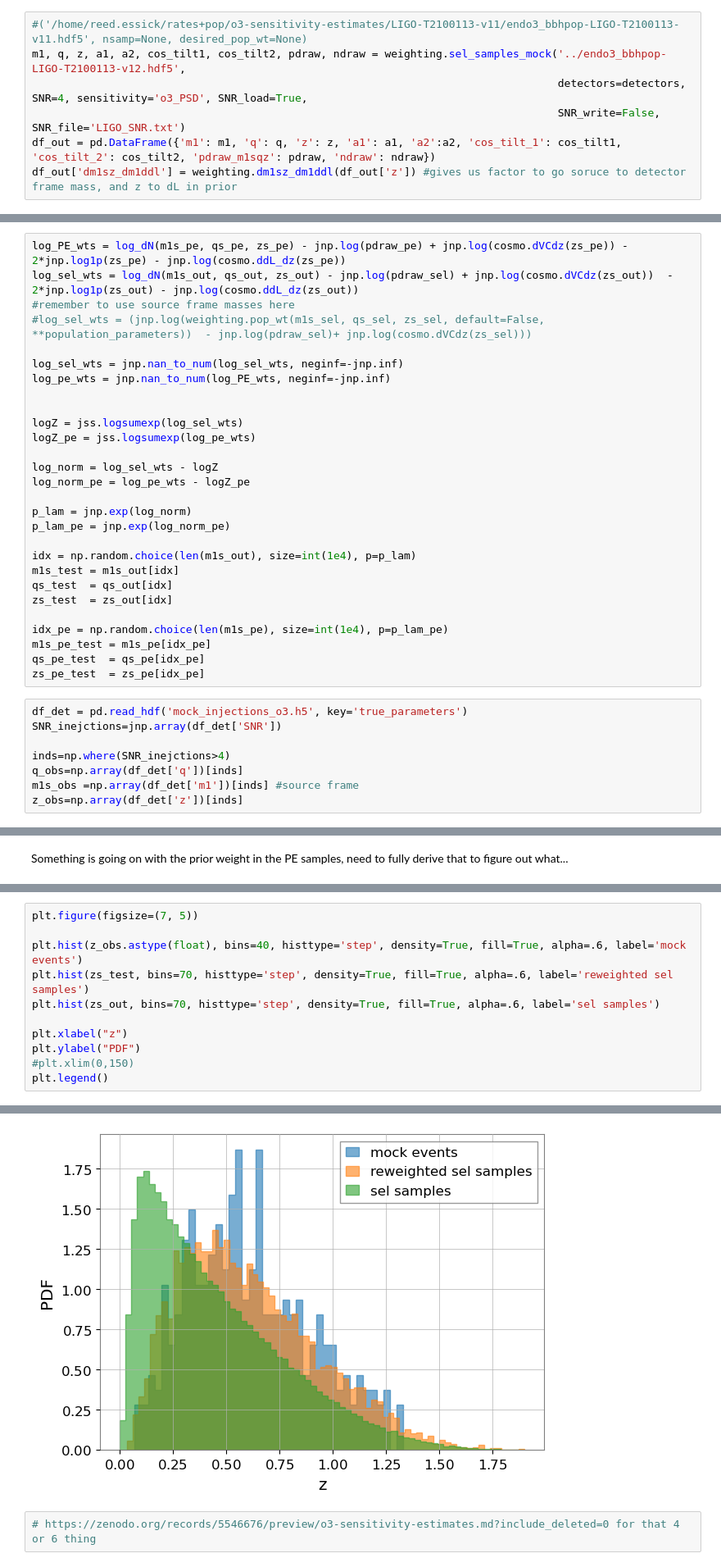
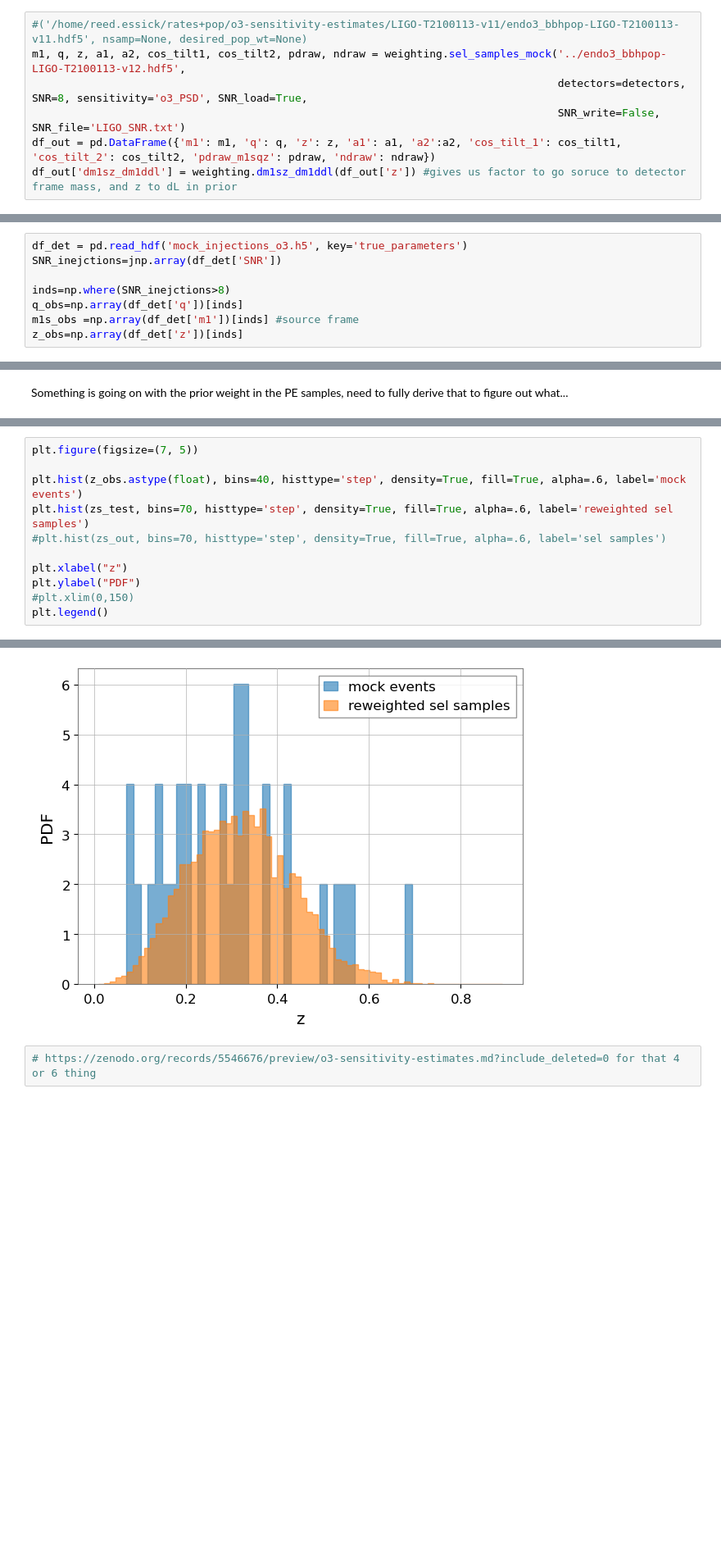
Before and after one commit to abby-moran/GW_pop_cosmo_inference, a Jupyter notebook: src/gen_mock_files.ipynb, the cells around one changed output, grey strips where cells are left out. Shown at 82% size. Cells and saved outputs as stored; diff of their text form; blank space fills up the shorter version.

```diff
--- a/src/gen_mock_files.ipynb
+++ b/src/gen_mock_files.ipynb
@@ -995,7 +1003,7 @@ reload(weighting)
 # %%
 #('/home/reed.essick/rates+pop/o3-sensitivity-estimates/LIGO-T2100113-v11/endo3_bbhpop-LIGO-T2100113-v11.hdf5', nsamp=None, desired_pop_wt=None)
 m1, q, z, a1, a2, cos_tilt1, cos_tilt2, pdraw, ndraw = weighting.sel_samples_mock('../endo3_bbhpop-LIGO-T2100113-v12.hdf5',
-                                                                                  detectors=detectors, SNR=4, sensitivity='o3_PSD', SNR_load=True,
+                                                                                  detectors=detectors, SNR=8, sensitivity='o3_PSD', SNR_load=True,
                                                                                   SNR_write=False,  SNR_file='LIGO_SNR.txt')
 df_out = pd.DataFrame({'m1': m1, 'q': q, 'z': z, 'a1': a1, 'a2':a2, 'cos_tilt_1': cos_tilt1, 'cos_tilt_2': cos_tilt2, 'pdraw_m1sqz': pdraw, 'ndraw': ndraw})
 df_out['dm1sz_dm1ddl'] = weighting.dm1sz_dm1ddl(df_out['z']) #gives us factor to go soruce to detector frame mass, and z to dL in prior
@@ -1164,37 +1172,9 @@ any dL > max(dlinterp)? True
 any nonmonotonic? False
-# %%
-log_PE_wts = log_dN(m1s_pe, qs_pe, zs_pe) - jnp.log(pdraw_pe) + jnp.log(cosmo.dVCdz(zs_pe)) - 2*jnp.log1p(zs_pe) - jnp.log(cosmo.ddL_dz(zs_pe))
-log_sel_wts = log_dN(m1s_out, qs_out, zs_out) - jnp.log(pdraw_sel) + jnp.log(cosmo.dVCdz(zs_out))  - 2*jnp.log1p(zs_out) - jnp.log(cosmo.ddL_dz(zs_out))
-#remember to use source frame masses here
-#log_sel_wts = (jnp.log(weighting.pop_wt(m1s_sel, qs_sel, zs_sel, default=False, **population_parameters))  - jnp.log(pdraw_sel)+ jnp.log(cosmo.dVCdz(zs_sel)))
-
-log_sel_wts = jnp.nan_to_num(log_sel_wts, neginf=-jnp.inf)
-log_pe_wts = jnp.nan_to_num(log_PE_wts, neginf=-jnp.inf)
-
-
-logZ = jss.logsumexp(log_sel_wts)
-logZ_pe = jss.logsumexp(log_pe_wts)
-
-log_norm = log_sel_wts - logZ
-log_norm_pe = log_pe_wts - logZ_pe
-
-p_lam = jnp.exp(log_norm)
-p_lam_pe = jnp.exp(log_norm_pe)
-
-idx = np.random.choice(len(m1s_out), size=int(1e4), p=p_lam)
-m1s_test = m1s_out[idx]
-qs_test  = qs_out[idx]
-zs_test  = zs_out[idx]
-
-idx_pe = np.random.choice(len(m1s_pe), size=int(1e4), p=p_lam_pe)
-m1s_pe_test = m1s_pe[idx_pe]
-qs_pe_test  = qs_pe[idx_pe]
-zs_pe_test  = zs_pe[idx_pe]
 # %%
 df_det = pd.read_hdf('mock_injections_o3.h5', key='true_parameters')
 SNR_inejctions=jnp.array(df_det['SNR'])
 
-inds=np.where(SNR_inejctions>4)
+inds=np.where(SNR_inejctions>8)
 q_obs=np.array(df_det['q'])[inds]
 m1s_obs =np.array(df_det['m1'])[inds] #source frame
 z_obs=np.array(df_det['z'])[inds]
@@ -1249,17 +1222,17 @@ plt.legend()
 # %%
 plt.figure(figsize=(7, 5))
 
 plt.hist(z_obs.astype(float), bins=40, histtype='step', density=True, fill=True, alpha=.6, label='mock events')
 plt.hist(zs_test, bins=70, histtype='step', density=True, fill=True, alpha=.6, label='reweighted sel samples')
-plt.hist(zs_out, bins=70, histtype='step', density=True, fill=True, alpha=.6, label='sel samples')
+#plt.hist(zs_out, bins=70, histtype='step', density=True, fill=True, alpha=.6, label='sel samples')
 
 plt.xlabel("z")
 plt.ylabel("PDF")
 #plt.xlim(0,150)
 plt.legend()
 # %% [output]
 <matplotlib.legend.Legend at 0x...>
-[figure, old version]
+[figure, new version]
 # %%
 # https://zenodo.org/records/5546676/preview/o3-sensitivity-estimates.md?include_deleted=0 for that 4 or 6 thing
 # %%
```
Also changed, not shown: parts of 25 cells of this notebook, 4 other files.
